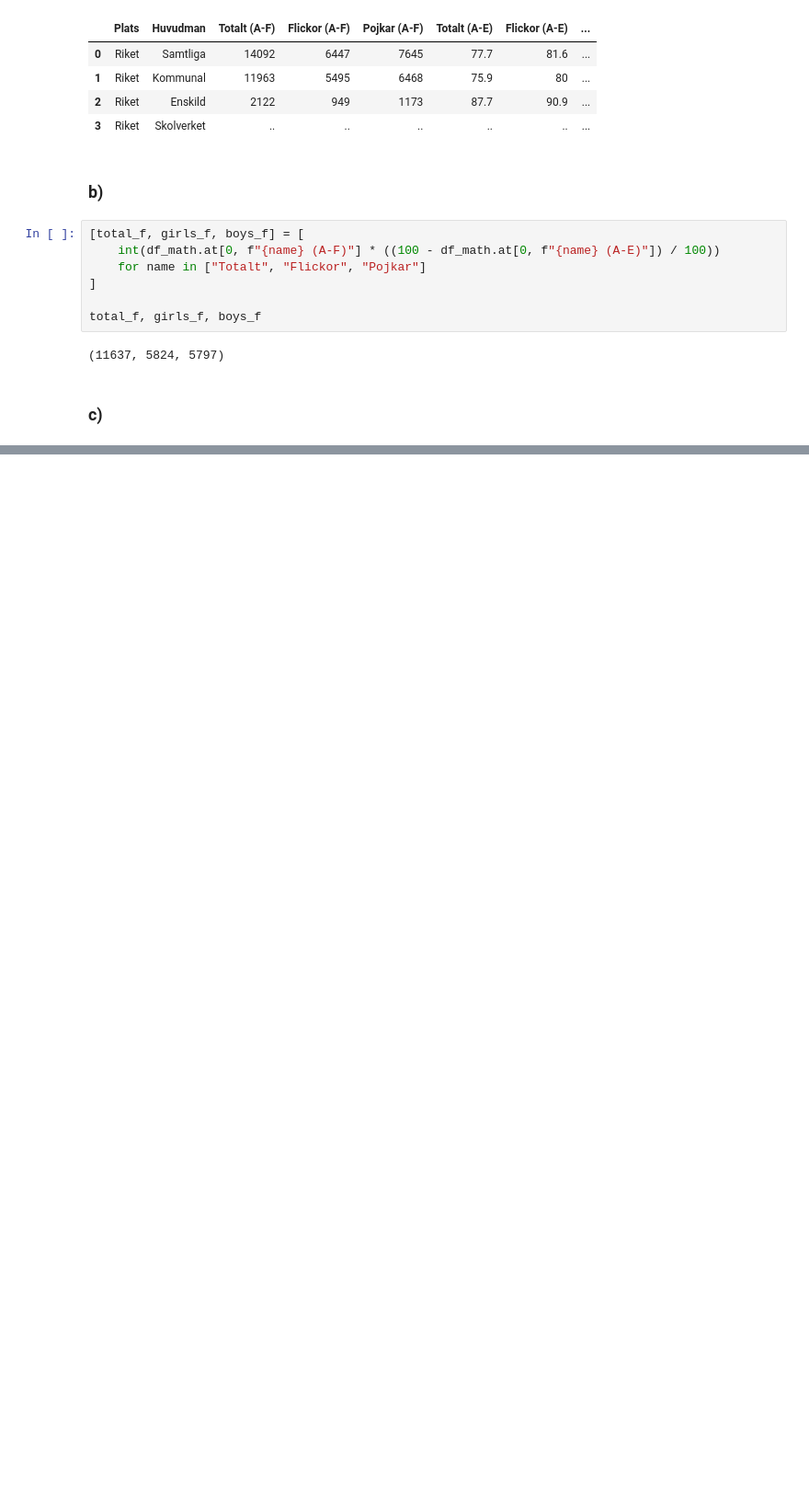
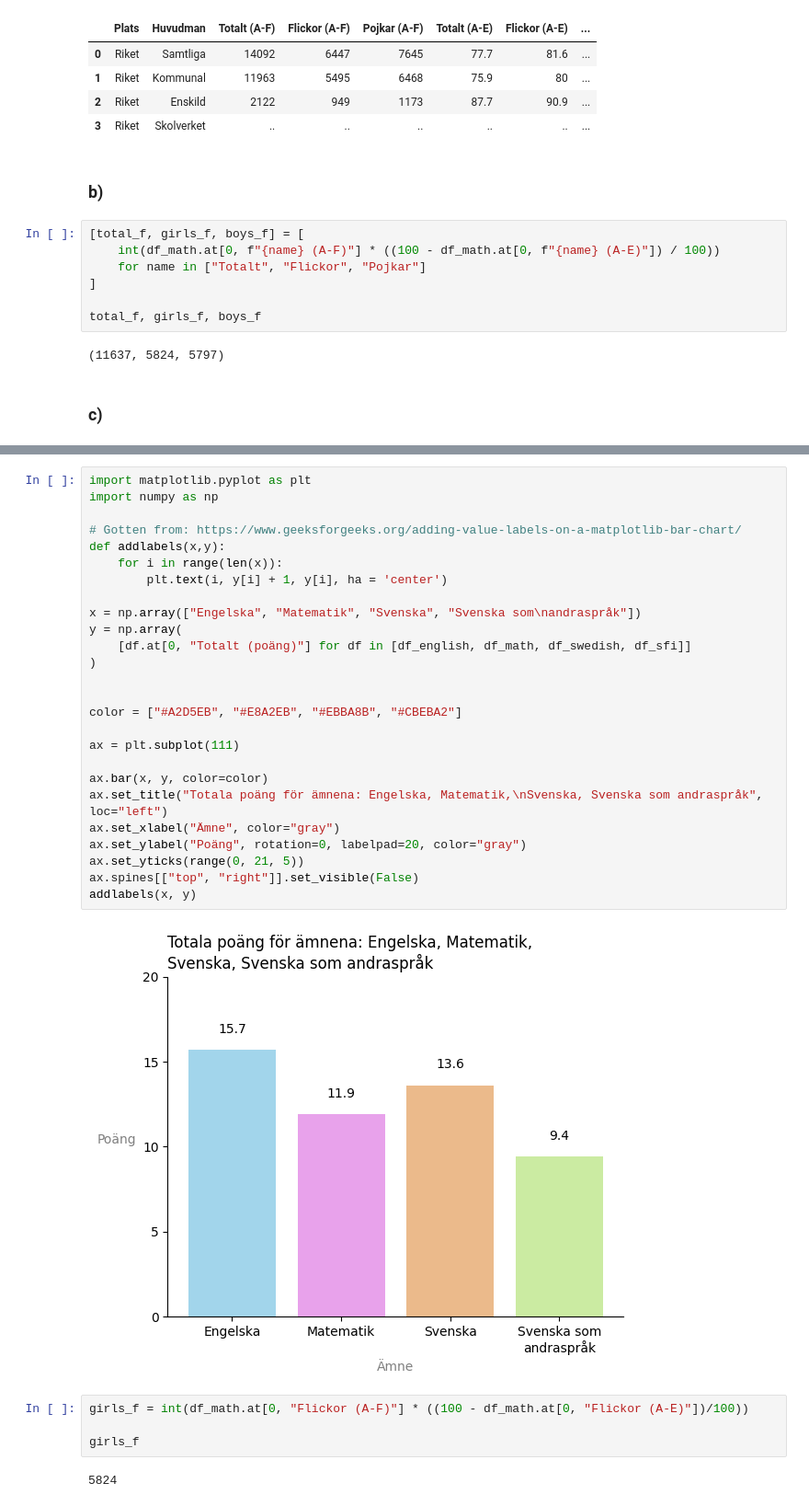
Before and after one commit to LordOfTurtles/Python-Erik-Johansson-OPA23, a Jupyter notebook: labb2/labb2.ipynb, the cells around one changed output, grey strips where cells are left out. Shown at 92% size. Cells and saved outputs as stored; diff of their text form; blank space fills up the shorter version.

```diff
--- a/labb2/labb2.ipynb
+++ b/labb2/labb2.ipynb
@@ -68,0 +76,34 @@ Text(0.5, 1.0, 'Totala poäng för ämnena: Engelska, Matematik,\nSvenska, Svens
+# %%
+import matplotlib.pyplot as plt
+import numpy as np
+
+# Gotten from: https://www.geeksforgeeks.org/adding-value-labels-on-a-matplotlib-bar-chart/
+def addlabels(x,y):
+    for i in range(len(x)):
+        plt.text(i, y[i] + 1, y[i], ha = 'center')
+
+x = np.array(["Engelska", "Matematik", "Svenska", "Svenska som\nandraspråk"])
+y = np.array(
+    [df.at[0, "Totalt (poäng)"] for df in [df_english, df_math, df_swedish, df_sfi]]
+)
+
+
+color = ["#A2D5EB", "#E8A2EB", "#EBBA8B", "#CBEBA2"]
+
+ax = plt.subplot(111)
+
+ax.bar(x, y, color=color)
+ax.set_title("Totala poäng för ämnena: Engelska, Matematik,\nSvenska, Svenska som andraspråk", loc="left")
+ax.set_xlabel("Ämne", color="gray")
+ax.set_ylabel("Poäng", rotation=0, labelpad=20, color="gray")
+ax.set_yticks(range(0, 21, 5))
+ax.spines[["top", "right"]].set_visible(False)
+addlabels(x, y)
+# %% [output]
+[figure, added]
+# %%
+girls_f = int(df_math.at[0, "Flickor (A-F)"] * ((100 - df_math.at[0, "Flickor (A-E)"])/100))
+
+girls_f
+# %% [output]
+5824
```
Also changed, not shown: parts of 1 cell of this notebook.
